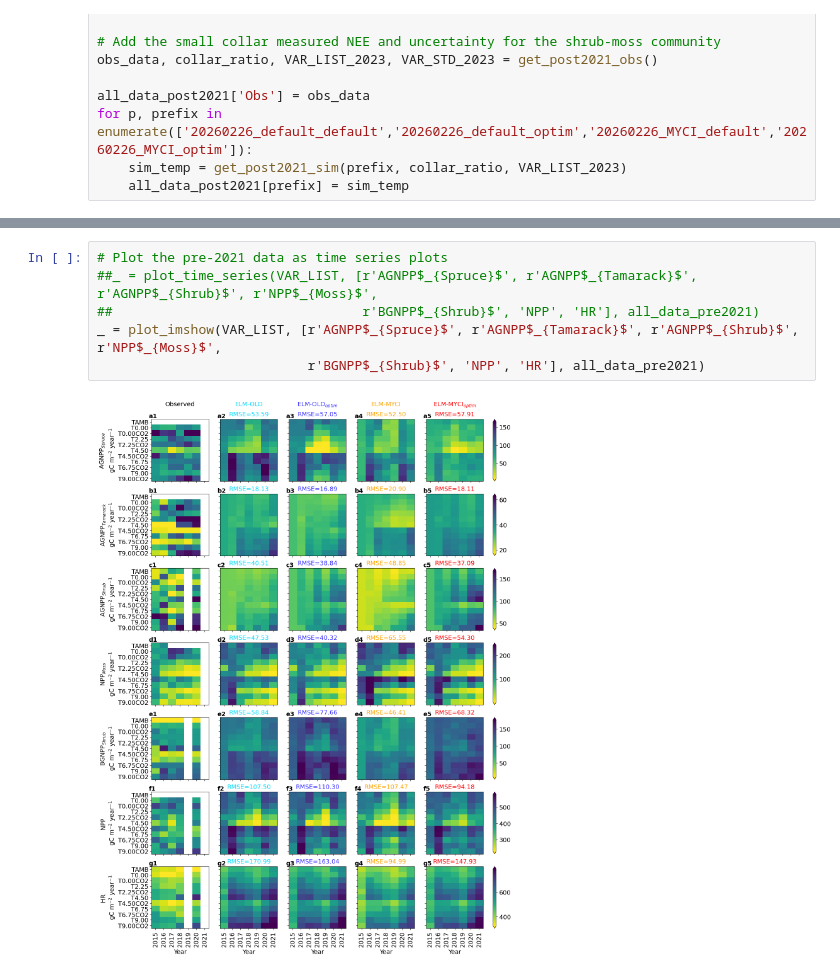
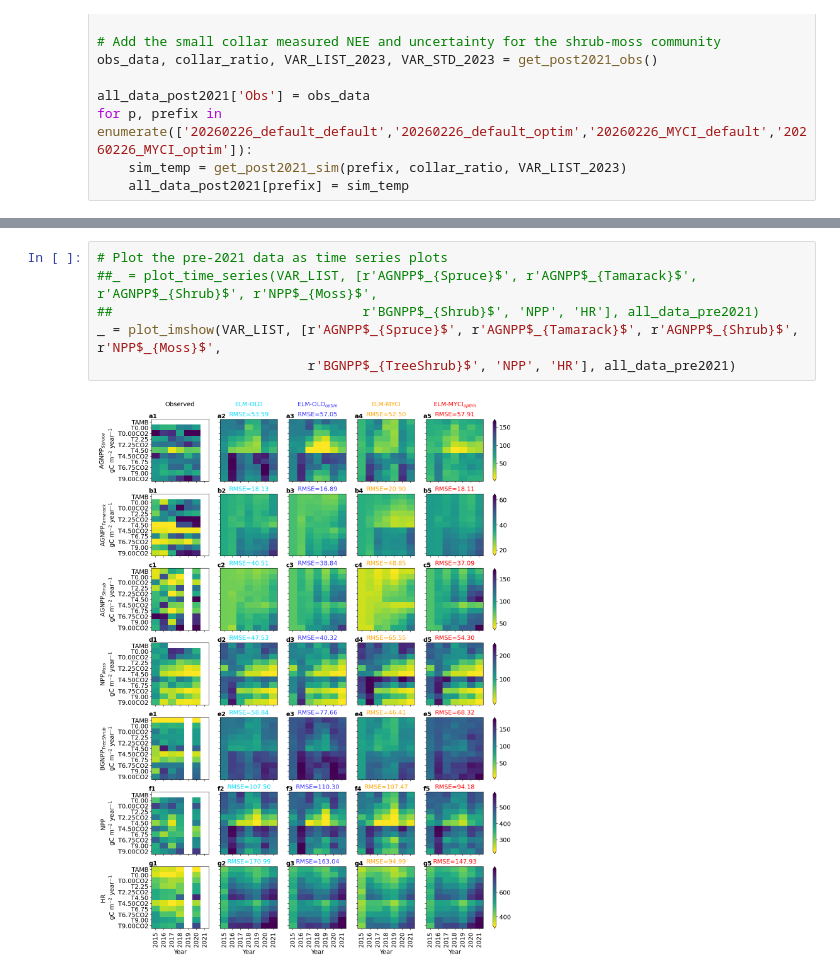
Before and after one commit to ypwong22/elm_nutrients, a Jupyter notebook: plot_carbonfluxes.ipynb, the cells around one changed output, grey strips where cells are left out. Drawn from its saved outputs; the diff is of its cells as text.

```diff
--- a/plot_carbonfluxes.ipynb
+++ b/plot_carbonfluxes.ipynb
@@ -485,11 +506,11 @@ df_stats.to_csv(os.path.join(path_out, 'plot_carbonfluxes_regression_results_pre
 # %%
 # Plot the pre-2021 data as time series plots
 ##_ = plot_time_series(VAR_LIST, [r'AGNPP$_{Spruce}$', r'AGNPP$_{Tamarack}$', r'AGNPP$_{Shrub}$', r'NPP$_{Moss}$',
 ##                                r'BGNPP$_{Shrub}$', 'NPP', 'HR'], all_data_pre2021)
 _ = plot_imshow(VAR_LIST, [r'AGNPP$_{Spruce}$', r'AGNPP$_{Tamarack}$', r'AGNPP$_{Shrub}$', r'NPP$_{Moss}$',
-                           r'BGNPP$_{Shrub}$', 'NPP', 'HR'], all_data_pre2021)
+                           r'BGNPP$_{TreeShrub}$', 'NPP', 'HR'], all_data_pre2021)
 # %% [output]
-[figure, old version]
+[figure, new version]
 # %%
 #########################################################
 # Plot the post-2021 data as scatter plots
```
Also changed, not shown: parts of 10 cells of this notebook, 5 other files.
